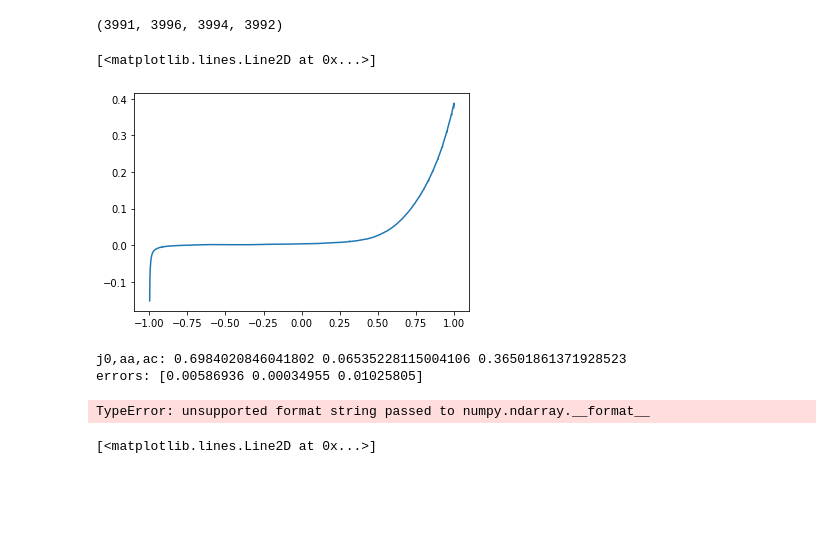
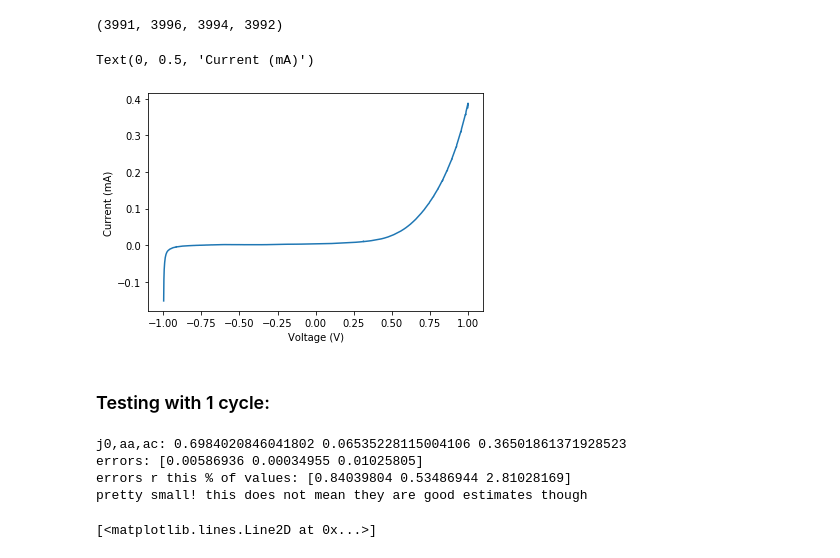
Before and after one commit to MaryLouNadeau/Zochas, a Jupyter notebook: Finding_Parameters.ipynb, the cells around one changed output. Cells and saved outputs as stored; diff of their text form; code cells hidden in the pictures; blank space fills up the shorter version.

Commit message:
comparing up and down cycles for finding parameters

```diff
--- a/Finding_Parameters.ipynb
+++ b/Finding_Parameters.ipynb
@@ -129,9 +129,11 @@ len(E_cycle1), len(E_cycle2), len(E_cycle3), len(E_cycle4)
 # %%
 a = int(len(E_cycle1)/2)
 plt.plot(E_cycle1[0:a],i_cycle1[0:a])
+plt.xlabel('Voltage (V)')
+plt.ylabel('Current (mA)')
 # %% [output]
-[<matplotlib.lines.Line2D at 0x...>]
+Text(0, 0.5, 'Current (mA)')
-[figure, old version]
+[figure, new version]
 # %%
 def BV(E_cell, j0, aa, ac):
     F = 96485.33212 #C/mol
@@ -143,19 +145,24 @@ def BV(E_cell, j0, aa, ac):
     j = j0*(np.exp(aa*z*F*overpotential*(R*T)**(-1))-np.exp(ac*z*F*overpotential*(R*T)**(-1)))
 
     return j
+# %% [markdown]
+### Testing with 1 cycle:
 # %%
 # curve_fit(objective_function, E_cycle1[0:a],i_cycle1[0:a])[0]
+a = int(len(E_cycle1)/2)
 ans = curve_fit(BV, np.array(E_cycle1[0:a]),i_cycle1[0:a])
 j0_fit, aa_fit, ac_fit = ans[0]
 print('j0,aa,ac:', j0_fit, aa_fit, ac_fit)
 pcov = ans[1]
 perr = np.sqrt(np.diag(pcov))
 print('errors:',perr)
-print('errors r this % of values:{:.2}'.format(perr/ans[0][0*100))
+print('errors r this % of values:',perr/ans[0]*100 )
+print('pretty small! this does not mean they are good estimates though')
 # %% [output]
 j0,aa,ac: 0.6984020846041802 0.06535228115004106 0.36501861371928523
 errors: [0.00586936 0.00034955 0.01025805]
+errors r this % of values: [0.84039804 0.53486944 2.81028169]
+pretty small! this does not mean they are good estimates though
-TypeError: unsupported format string passed to numpy.ndarray.__format__
 # %%
 j_fits = BV(np.array(E_cycle1[0:a]),j0_fit, aa_fit, ac_fit)
 plt.plot(E_cycle1[0:a],i_cycle1[0:a], '--')
```
Also changed, not shown: parts of 5 cells of this notebook.
